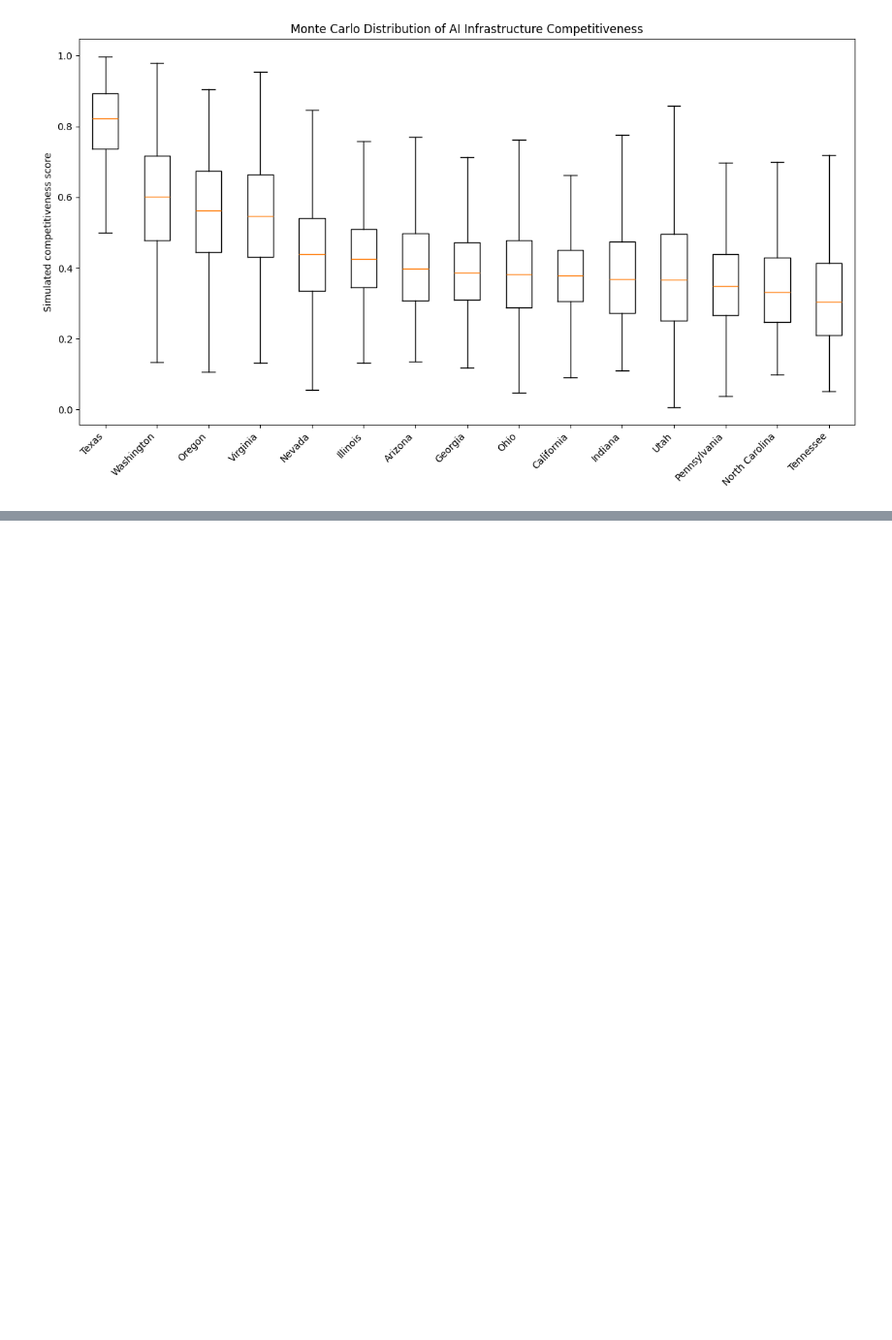
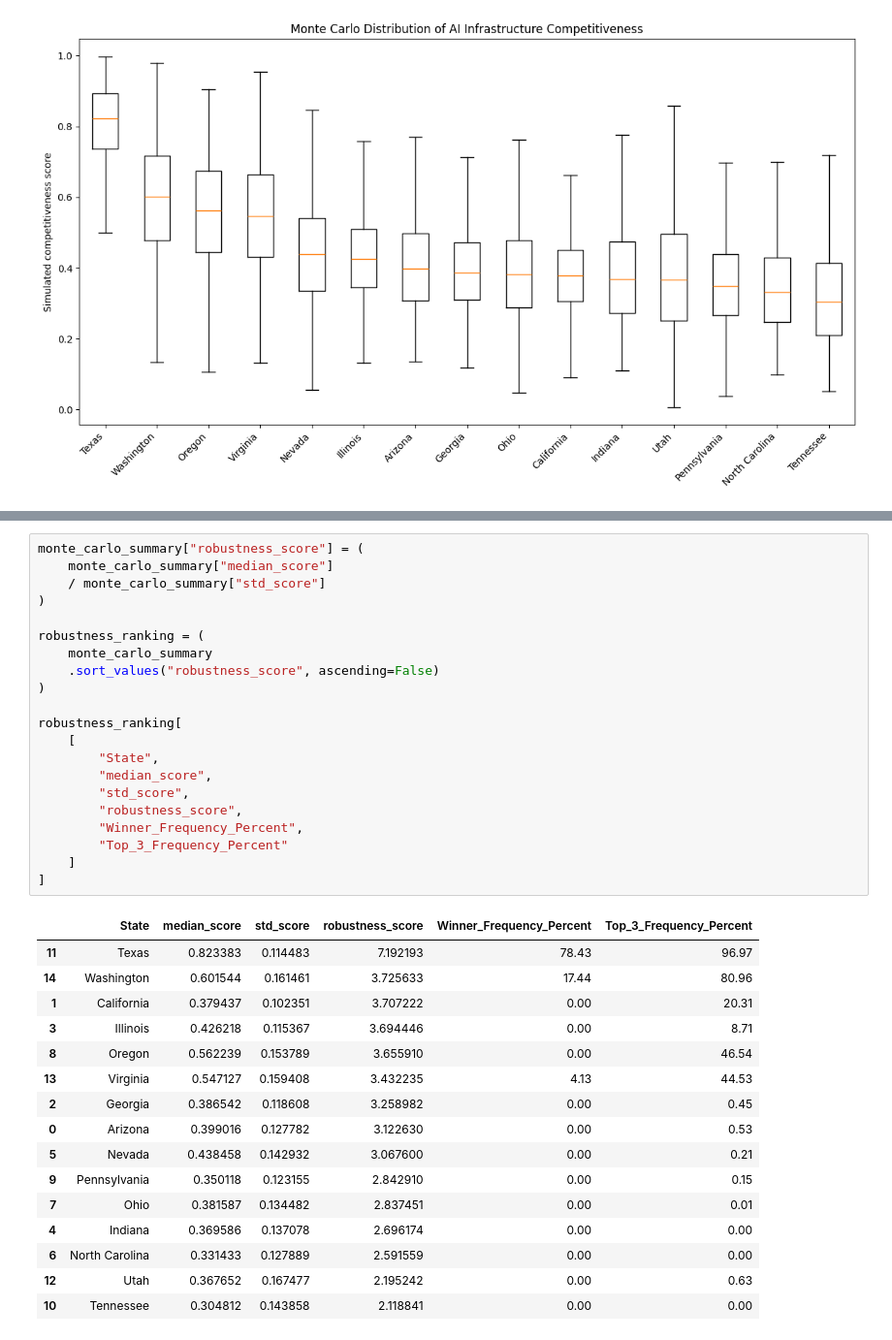
Before and after one commit to finnrcase/ai-infrastructure-economics, a Jupyter notebook: notebooks/04_monte_carlo.ipynb, the cells around one changed output, grey strips where cells are left out. Shown at 97% size. Drawn from its saved outputs; the diff is of its cells as text; blank space fills up the shorter version.

```diff
--- a/notebooks/04_monte_carlo.ipynb
+++ b/notebooks/04_monte_carlo.ipynb
@@ -277,0 +403,38 @@ plt.show()
+# %%
+monte_carlo_summary["robustness_score"] = (
+    monte_carlo_summary["median_score"]
+    / monte_carlo_summary["std_score"]
+)
+
+robustness_ranking = (
+    monte_carlo_summary
+    .sort_values("robustness_score", ascending=False)
+)
+
+robustness_ranking[
+    [
+        "State",
+        "median_score",
+        "std_score",
+        "robustness_score",
+        "Winner_Frequency_Percent",
+        "Top_3_Frequency_Percent"
+    ]
+]
+# %% [output]
+|  | State | median_score | std_score | robustness_score | Winner_Frequency_Percent | Top_3_Frequency_Percent |
+| 11 | Texas | 0.823383 | 0.114483 | 7.192193 | 78.43 | 96.97 |
+| 14 | Washington | 0.601544 | 0.161461 | 3.725633 | 17.44 | 80.96 |
+| 1 | California | 0.379437 | 0.102351 | 3.707222 | 0.00 | 20.31 |
+| 3 | Illinois | 0.426218 | 0.115367 | 3.694446 | 0.00 | 8.71 |
+| 8 | Oregon | 0.562239 | 0.153789 | 3.655910 | 0.00 | 46.54 |
+| 13 | Virginia | 0.547127 | 0.159408 | 3.432235 | 4.13 | 44.53 |
+| 2 | Georgia | 0.386542 | 0.118608 | 3.258982 | 0.00 | 0.45 |
+| 0 | Arizona | 0.399016 | 0.127782 | 3.122630 | 0.00 | 0.53 |
+| 5 | Nevada | 0.438458 | 0.142932 | 3.067600 | 0.00 | 0.21 |
+| 9 | Pennsylvania | 0.350118 | 0.123155 | 2.842910 | 0.00 | 0.15 |
+| 7 | Ohio | 0.381587 | 0.134482 | 2.837451 | 0.00 | 0.01 |
+| 4 | Indiana | 0.369586 | 0.137078 | 2.696174 | 0.00 | 0.00 |
+| 6 | North Carolina | 0.331433 | 0.127889 | 2.591559 | 0.00 | 0.00 |
+| 12 | Utah | 0.367652 | 0.167477 | 2.195242 | 0.00 | 0.63 |
+| 10 | Tennessee | 0.304812 | 0.143858 | 2.118841 | 0.00 | 0.00 |
```
Also changed, not shown: parts of 4 cells of this notebook.
